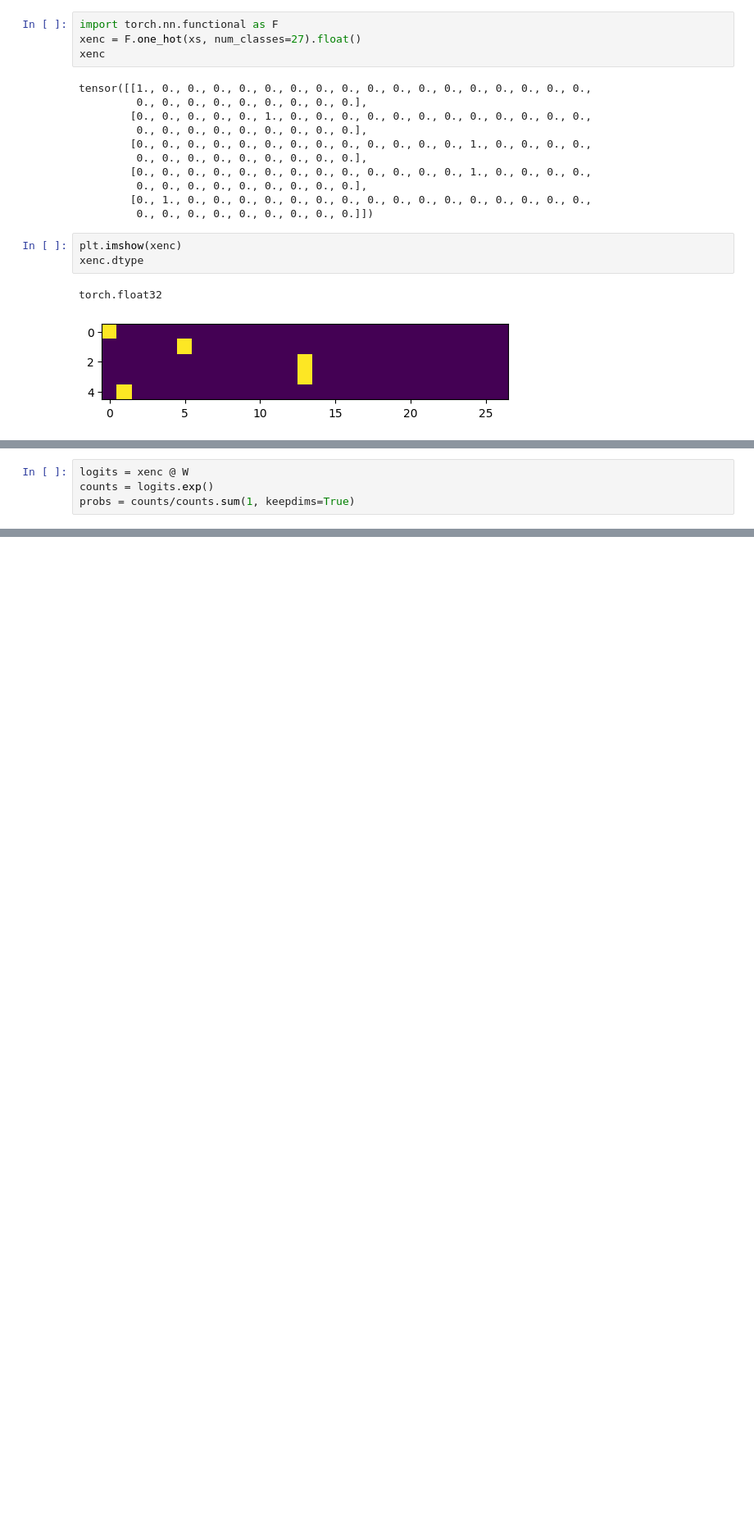
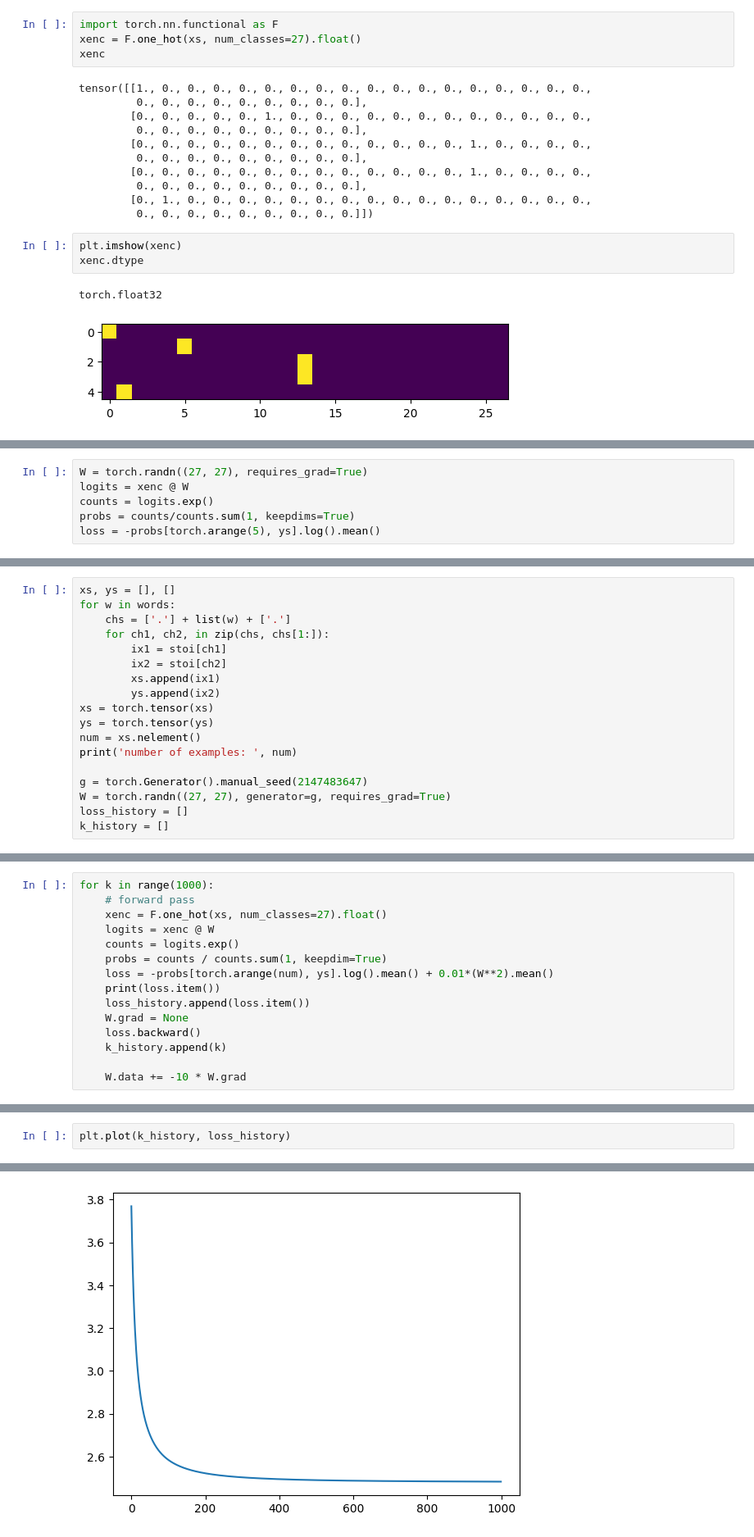
Before and after one commit to not-matty/ml-learning, a Jupyter notebook: makemore/build_makemore_yay.ipynb, the cells around one changed output, grey strips where cells are left out. Shown: that part at 82% size. Cells and saved outputs as stored; diff of their text form; blank space fills up the shorter version.

```diff
--- a/makemore/build_makemore_yay.ipynb
+++ b/makemore/build_makemore_yay.ipynb
@@ -209,4 +190,6 @@ tensor([[ 1.0101,  0.8499,  2.7179, -1.5552, -0.1773,  1.7119, -0.3674,  0.6000,
 # %%
+W = torch.randn((27, 27), requires_grad=True)
 logits = xenc @ W
 counts = logits.exp()
 probs = counts/counts.sum(1, keepdims=True)
+loss = -probs[torch.arange(5), ys].log().mean()
@@ -222,0 +230,18 @@ tensor(0.0289)
+# %%
+xs, ys = [], []
+for w in words:
+    chs = ['.'] + list(w) + ['.']
+    for ch1, ch2, in zip(chs, chs[1:]):
+        ix1 = stoi[ch1]
+        ix2 = stoi[ch2]
+        xs.append(ix1)
+        ys.append(ix2)
+xs = torch.tensor(xs)
+ys = torch.tensor(ys)
+num = xs.nelement()
+print('number of examples: ', num)
+
+g = torch.Generator().manual_seed(2147483647)
+W = torch.randn((27, 27), generator=g, requires_grad=True)
+loss_history = []
+k_history = []
@@ -222,0 +254,15 @@ tensor(0.0289)
+# %%
+for k in range(1000):
+    # forward pass
+    xenc = F.one_hot(xs, num_classes=27).float()
+    logits = xenc @ W
+    counts = logits.exp()
+    probs = counts / counts.sum(1, keepdim=True)
+    loss = -probs[torch.arange(num), ys].log().mean() + 0.01*(W**2).mean()
+    print(loss.item())
+    loss_history.append(loss.item())
+    W.grad = None
+    loss.backward()
+    k_history.append(k)
+
+    W.data += -10 * W.grad
@@ -222,0 +287,3 @@ tensor(0.0289)
+# %%
+plt.plot(k_history, loss_history)
+# %% [output]
@@ -222,0 +291 @@ tensor(0.0289)
+[figure, added]
```
Also changed, not shown: parts of 13 cells of this notebook.
